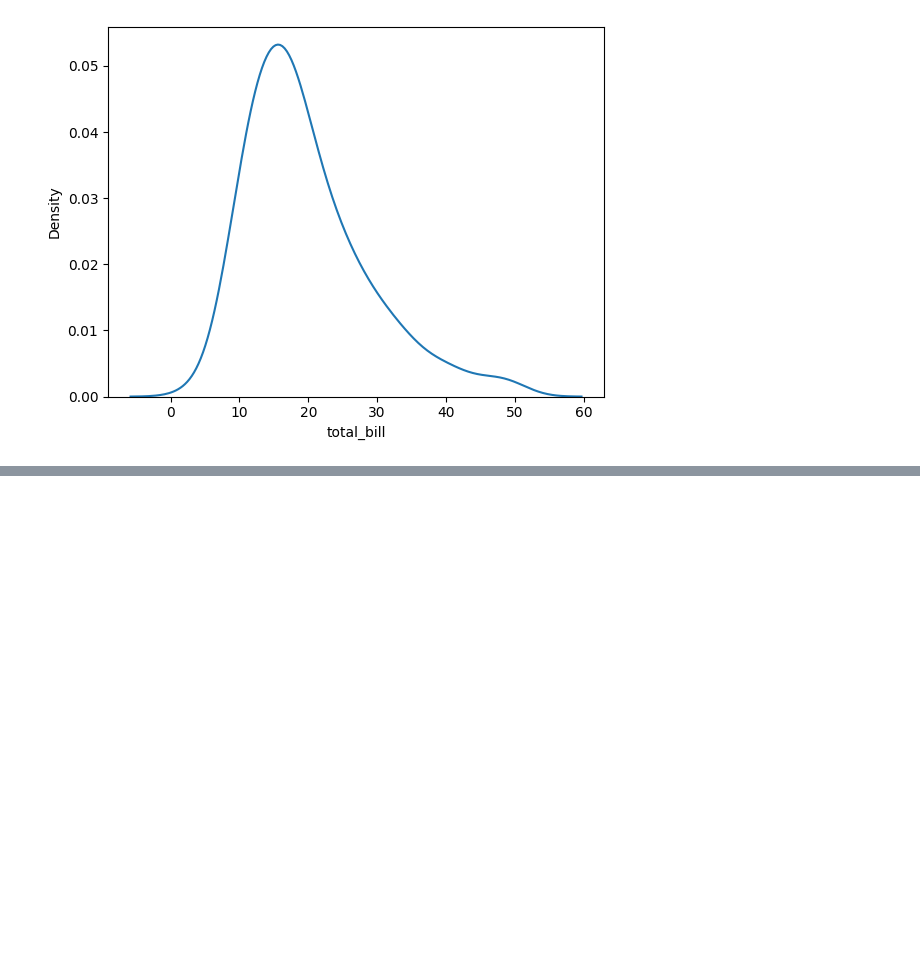
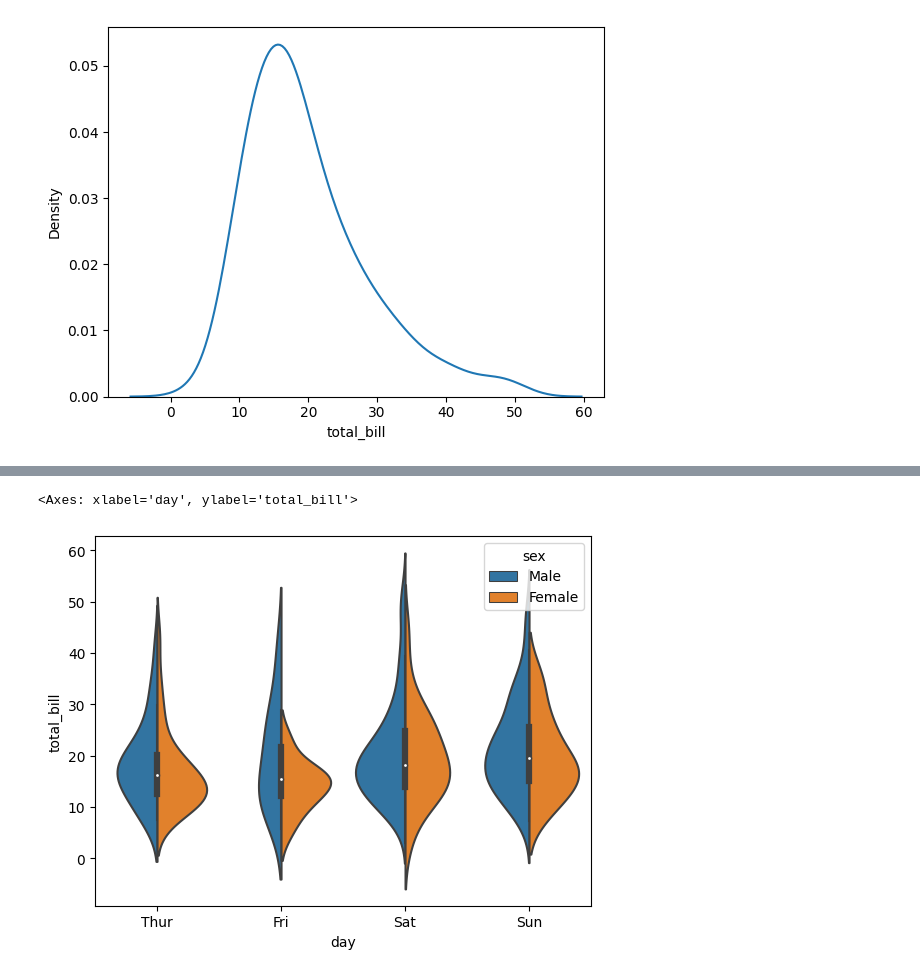
Before and after one commit to LorenzoRottigni/md-documentations, a Jupyter notebook: machine-learning/udemy-bootcamp/06-seaborn/06-seaborn.ipynb, the cells around one changed output, grey strips where cells are left out. Saved outputs shown, nothing was run; the diff lists cells and outputs as text; code cells hidden in the pictures; blank space fills up the shorter version.

```diff
--- a/machine-learning/udemy-bootcamp/06-seaborn/06-seaborn.ipynb
+++ b/machine-learning/udemy-bootcamp/06-seaborn/06-seaborn.ipynb
@@ -50,0 +88,16 @@ sns.kdeplot(tips['total_bill'])
+# %%
+# allows to understand the relationship between two categorical features and a numerical feature
+sns.violinplot(
+    # categorical feature
+    x='day',
+    # numerical feature
+    y='total_bill',
+    data=tips,
+    hue='sex',
+    # split the violin plot by the hue feature
+    # instead of having a violin plot for each category of the hue feature
+    split=True
+)
+# %% [output]
+<Axes: xlabel='day', ylabel='total_bill'>
+[figure, added]
```
Also changed, not shown: parts of 7 cells of this notebook, 1 other file.
